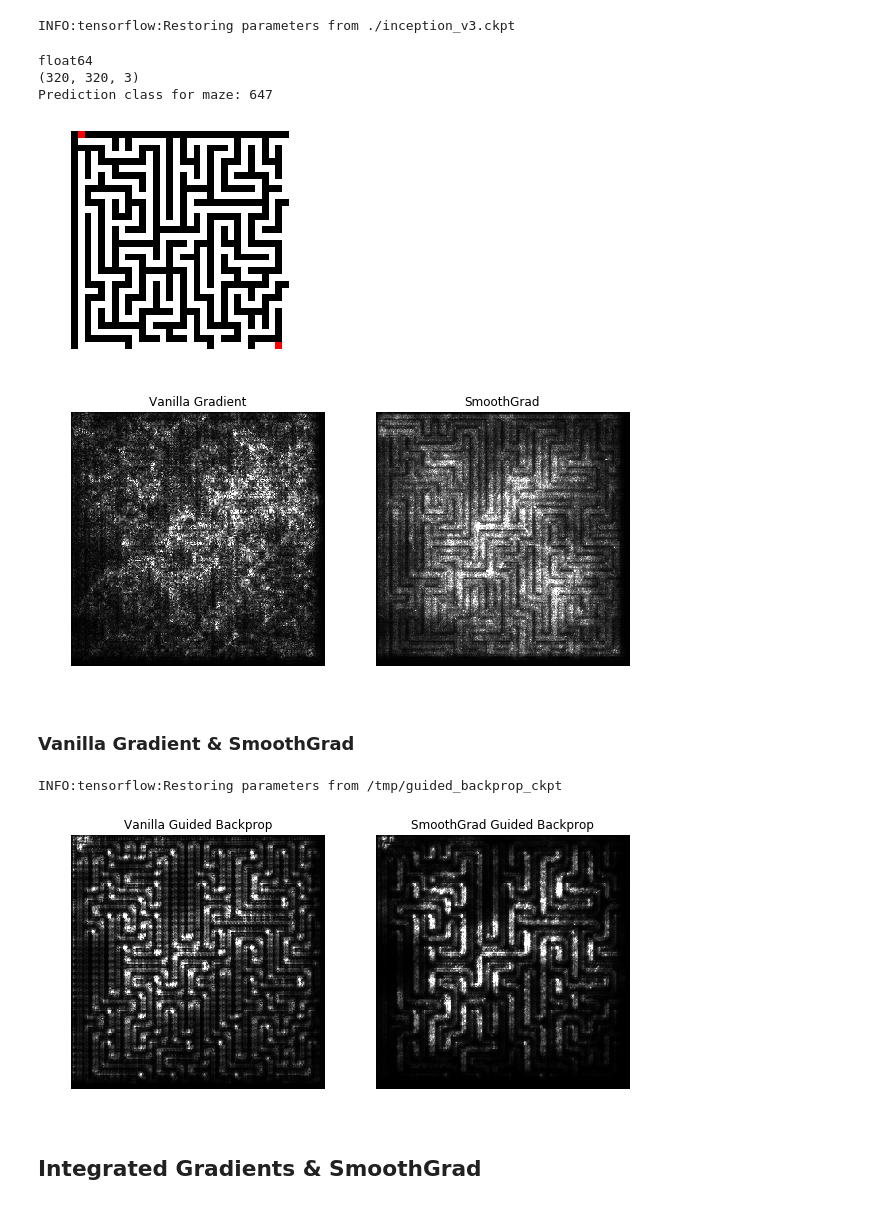
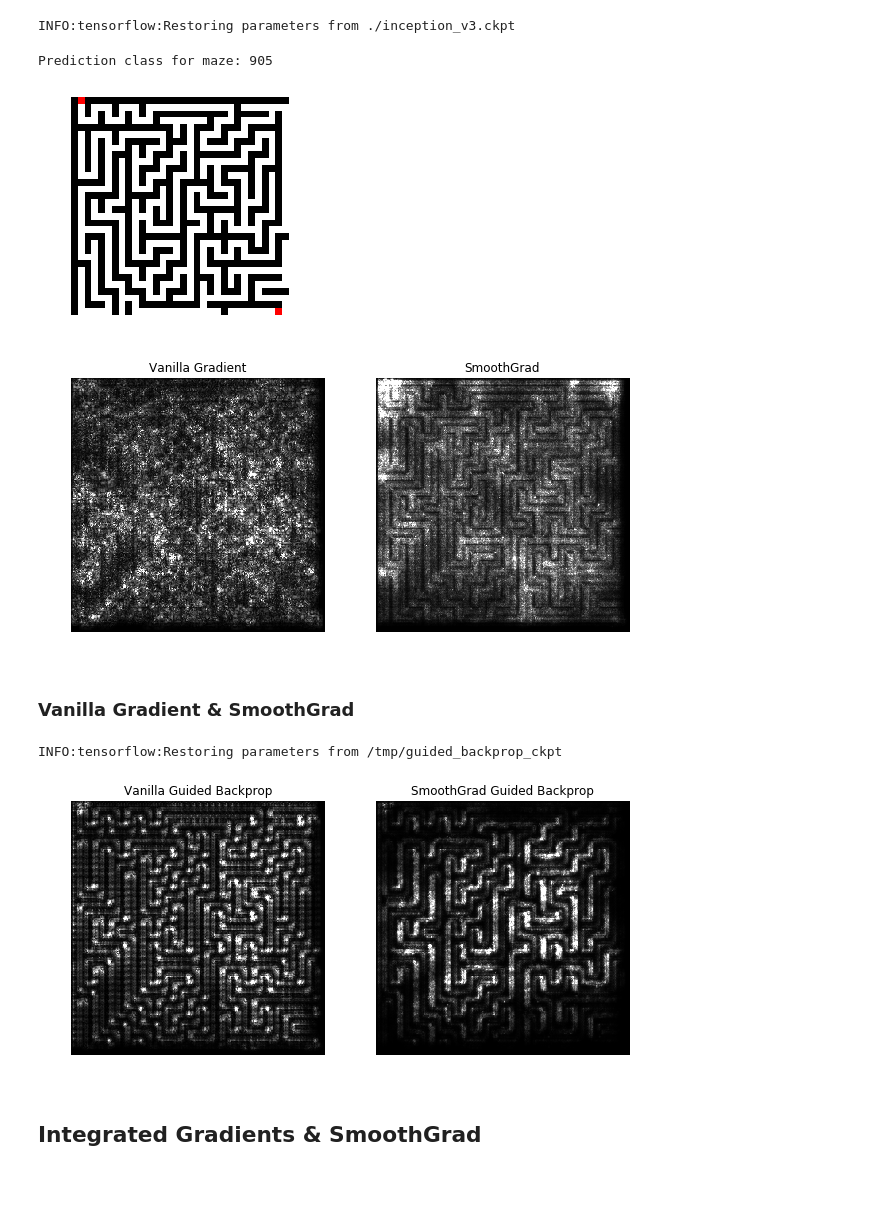
Before and after one commit to elefthei/maze-saliency, a Jupyter notebook: Mazes.ipynb, the cells around one changed output. Saved outputs shown, nothing was run; the diff lists cells and outputs as text; code cells hidden in the pictures.

```diff
--- a/Mazes.ipynb
+++ b/Mazes.ipynb
@@ -83,10 +77,6 @@ def LoadImageAndResize(file_path, size):
 ### Maze generator code
 Run the following cell to generate a new bmp of a new cell 32x32 in size.
 # %%
-width  = 32
-height = 32
-maze= np.ones((height,width))
-maze[1, 1] = 0
 
 def update_pos(direct, x, y):
     if direct == 0:
@@ -99,7 +89,7 @@ def update_pos(direct, x, y):
         return (x, y - 1)
 
 
-def carve(x, y):
+def carve(maze, x, y):
     direction = random.randint(0,4)
     count = 0
     while count < 4:
@@ -109,13 +99,11 @@ def carve(x, y):
             if maze[y1,x1] == 1 and maze[y2,x2] == 1:
                 maze[y1, x1] = 0
                 maze[y2, x2] = 0
-                carve(x2, y2)
+                carve(maze, x2, y2)
         count = count + 1
         direction = (direction + 1) % 4
 
-from PIL import ImageDraw
-
-def writeImage(a, fn):
+def writeImage(a):
     out = PIL.Image.new('RGB', a.shape, (255,255,255))
     d = ImageDraw.Draw(out)
 
@@ -130,12 +118,18 @@ def writeImage(a, fn):
     d.point([width - 2, height - 1], fill=(255,0,0))
     return out
 
-carve(1,1)
-maze[0,1] = 0
-maze[height - 1, width - 2] = 0
+def generate(width, height):
+    if width < 2 or height < 2:
+        raise "Maze needs to be at least 2x2"
+    maze = np.ones((height,width))
+    maze[1, 1] = 0
+    carve(maze, 1,1)
+    maze[0,1] = 0
+    maze[height - 1, width - 2] = 0
+    return maze
 
-im = PIL.Image.fromarray(maze)
-out = writeImage(maze, "foo")
+maze = generate(32, 32)
+out = writeImage(maze)
 P.imshow(out)
 # %% [output]
 <matplotlib.image.AxesImage at 0x...>
@@ -179,43 +173,39 @@ with graph.as_default():
 INFO:tensorflow:Restoring parameters from ./inception_v3.ckpt
 # %%
 # Load the image
-maze = resize(out, 320)
+mazeimg = resize(out, 320)
 
-print(maze.dtype)
-print(maze.shape)
 # Show the image
-ShowImage(maze)
+ShowImage(mazeimg)
 
 # Construct the saliency object. This doesn't yet compute the saliency mask, it just sets up the necessary ops.
 gradient_saliency = saliency.GradientSaliency(graph, sess, y, images)
 
-prediction_class = sess.run(prediction, feed_dict = {images: [maze]})[0]
+prediction_class = sess.run(prediction, feed_dict = {images: [mazeimg]})[0]
 print("Prediction class for maze:", prediction_class)
 # Compute the vanilla mask and the smoothed mask.
 #vanilla_mask_3d = gradient_saliency.GetMask(maze, feed_dict = {neuron_selector: prediction_class})
 #smoothgrad_mask_3d = gradient_saliency.GetSmoothedMask(maze, feed_dict = {neuron_selector: prediction_class})
-vanilla_mask_3d = gradient_saliency.GetMask(maze, feed_dict = {neuron_selector: prediction_class})
-smoothgrad_mask_3d = gradient_saliency.GetSmoothedMask(maze, feed_dict = {neuron_selector: prediction_class})
+vanilla_mask_3d = gradient_saliency.GetMask(mazeimg, feed_dict = {neuron_selector: prediction_class})
+smoothgrad_mask_3d = gradient_saliency.GetSmoothedMask(mazeimg, feed_dict = {neuron_selector: prediction_class})
 
 # Call the visualization methods to convert the 3D tensors to 2D grayscale.
 vanilla_mask_grayscale = saliency.VisualizeImageGrayscale(vanilla_mask_3d)
 smoothgrad_mask_grayscale = saliency.VisualizeImageGrayscale(smoothgrad_mask_3d)
 
 # Set up matplot lib figures.
 ROWS = 1
 COLS = 2
 UPSCALE_FACTOR = 10
 P.figure(figsize=(ROWS * UPSCALE_FACTOR, COLS * UPSCALE_FACTOR))
 
 # Render the saliency masks.
 ShowGrayscaleImage(vanilla_mask_grayscale, title='Vanilla Gradient', ax=P.subplot(ROWS, COLS, 1))
 ShowGrayscaleImage(smoothgrad_mask_grayscale, title='SmoothGrad', ax=P.subplot(ROWS, COLS, 2))
 # %% [output]
-float64
-(320, 320, 3)
-Prediction class for maze: 647
+Prediction class for maze: 905
-[figure, old version]
+[figure, new version]
-[figure, old version]
+[figure, new version]
 # %% [markdown]
 ### Vanilla Gradient & SmoothGrad
 # %%
@@ -226,9 +216,9 @@ guided_backprop = saliency.GuidedBackprop(graph, sess, y, images)
 
 # Compute the vanilla mask and the smoothed mask.
 vanilla_guided_backprop_mask_3d = guided_backprop.GetMask(
-  maze, feed_dict = {neuron_selector: prediction_class})
+    mazeimg, feed_dict = {neuron_selector: prediction_class})
 smoothgrad_guided_backprop_mask_3d = guided_backprop.GetSmoothedMask(
-  maze, feed_dict = {neuron_selector: prediction_class})
+    mazeimg, feed_dict = {neuron_selector: prediction_class})
 
 # Call the visualization methods to convert the 3D tensors to 2D grayscale.
 vanilla_mask_grayscale = saliency.VisualizeImageGrayscale(vanilla_guided_backprop_mask_3d)
@@ -245,7 +235,7 @@ ShowGrayscaleImage(vanilla_mask_grayscale, title='Vanilla Guided Backprop', ax=P
 ShowGrayscaleImage(smoothgrad_mask_grayscale, title='SmoothGrad Guided Backprop', ax=P.subplot(ROWS, COLS, 2))
 # %% [output]
 INFO:tensorflow:Restoring parameters from /tmp/guided_backprop_ckpt
-[figure, old version]
+[figure, new version]
 # %% [markdown]
 ## Integrated Gradients & SmoothGrad
 # %%
```
Also changed, not shown: parts of 8 cells of this notebook.
